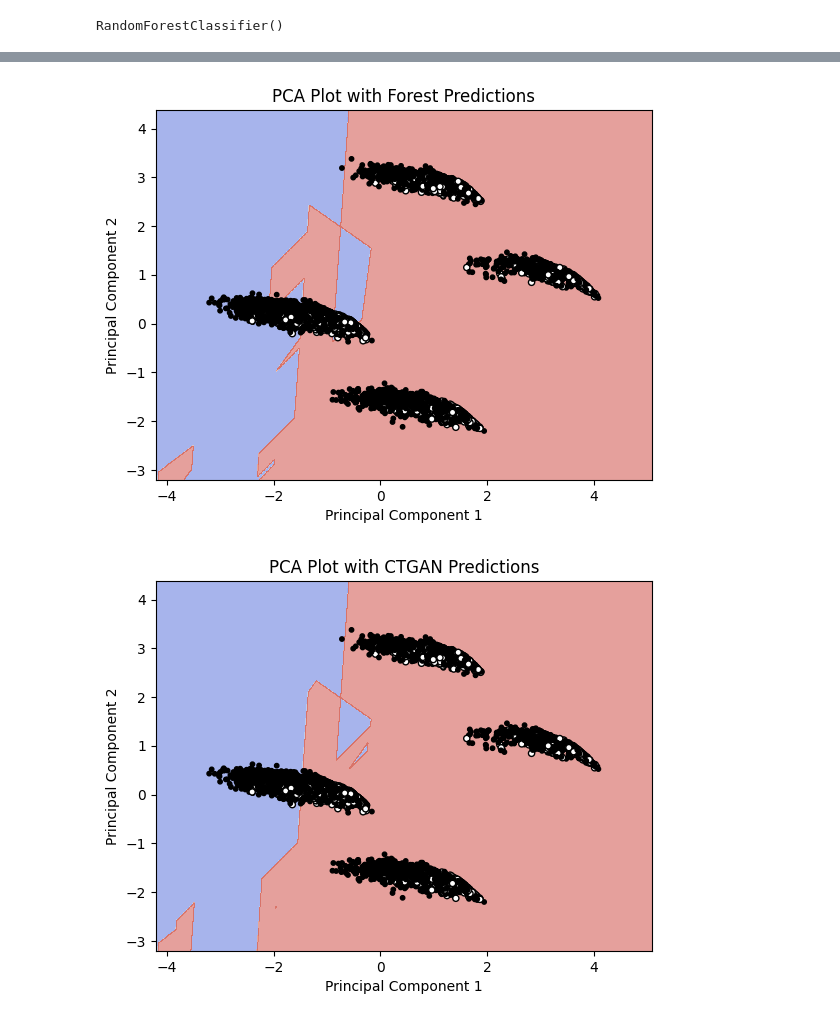
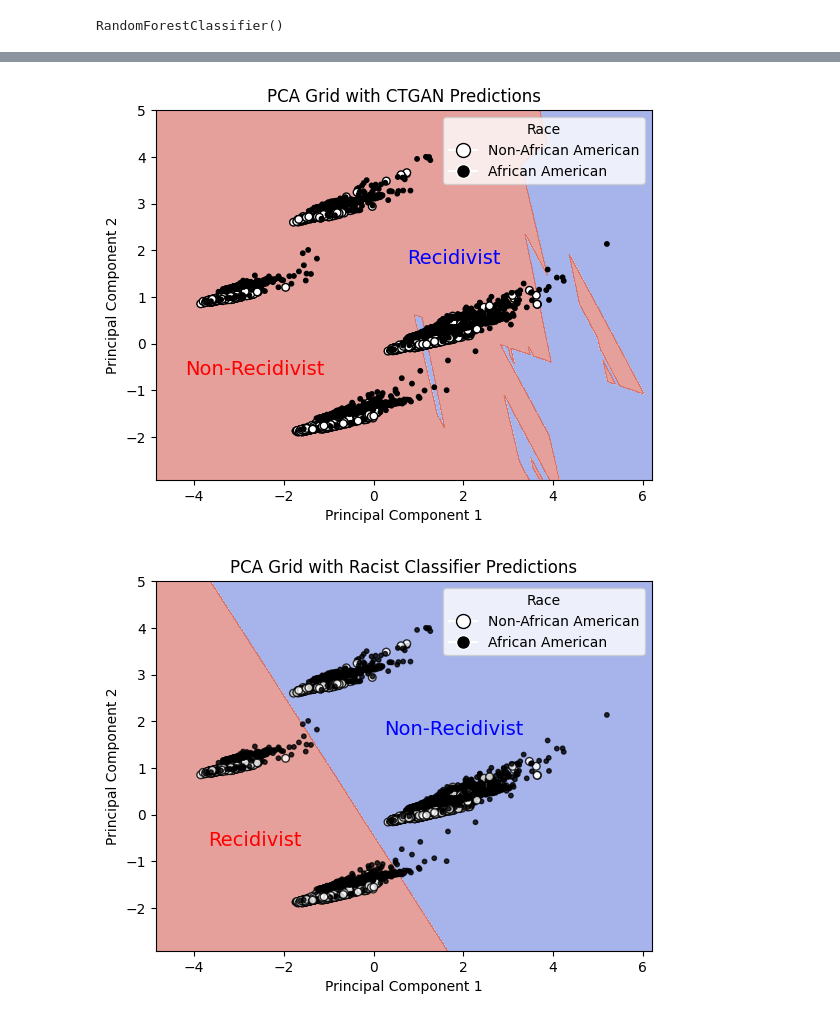
Before and after one commit to shreyan241/DSC-261-FINAL, a Jupyter notebook: Fooling-LIME-SHAP/pca_grid.ipynb, the cells around one changed output, grey strips where cells are left out. Drawn from its saved outputs; the diff is of its cells as text; code cells hidden in the pictures.

Commit message:
updated metrics, pca grid, pca plots

```diff
--- a/Fooling-LIME-SHAP/pca_grid.ipynb
+++ b/Fooling-LIME-SHAP/pca_grid.ipynb
@@ -132,23 +132,21 @@ plt.show()
 # %%
 # Assuming 'sampler' is already set to "RBF"
-sampler = "RBF"
+sampler = "CTGAN"
 
 # Load the data
 df_original = pd.read_csv(r'C:\Users\shrey\Desktop\DSC 261\DSC-261-FINAL\Data\compas_RBF_train.csv')
-df_other = pd.read_csv(rf'C:\Users\shrey\Desktop\DSC 261\DSC-261-FINAL\Data\compas_adversarial_train_{sampler}.csv')
-df_lime = pd.read_csv(rf'C:\Users\shrey\Desktop\DSC 261\DSC-261-FINAL\Data\compas_{sampler}.csv')
+df_other = pd.read_csv(rf'C:\Users\shrey\Desktop\DSC 261\DSC-261-FINAL\Data\compas_adversarial_train_{sampler}_10000.csv')
 
 # One-hot encode all categorical variables
 df_original = pd.get_dummies(df_original)
 y_original = df_original['response']
 df_original = df_original.drop(columns=['response'])
 df_other = pd.get_dummies(df_other)
-df_lime = pd.get_dummies(df_lime)
 
 # Assuming all dataframes have the same columns after one-hot encoding
 # If not, align the columns using `pd.align` or similar methods
 # Combine all the data
-X_combined = pd.concat([df_original, df_other, df_lime])
+X_combined = pd.concat([df_original, df_other])
 
 # Extract the 'race' column
 race_column = X_combined['race']
@@ -168,20 +166,17 @@ principalComponents_combined = pca.fit_transform(scaler.transform(X_combined))
 # Slice the transformed data back into original, other, and lime datasets
 num_original = len(df_original)
 num_other = len(df_other)
-num_lime = len(df_lime)
 
 principalDf_original = pd.DataFrame(data=principalComponents_combined[:num_original], columns=['PCA1', 'PCA2'])
 principalDf_other = pd.DataFrame(data=principalComponents_combined[num_original:num_original+num_other], columns=['PCA1', 'PCA2'])
-principalDf_lime = pd.DataFrame(data=principalComponents_combined[-num_lime:], columns=['PCA1', 'PCA2'])
 
 # Plot PCA1 vs PCA2 for all datasets
 plt.figure(figsize=(8, 6))
 plt.scatter(principalDf_original['PCA1'], principalDf_original['PCA2'], color='blue', label='Original Data')
 plt.scatter(principalDf_other['PCA1'], principalDf_other['PCA2'], color='red', label=f'{sampler}')
-plt.scatter(principalDf_lime['PCA1'], principalDf_lime['PCA2'], color='green', label='LIME')
 plt.xlabel('Principal Component 1 (PCA1)')
 plt.ylabel('Principal Component 2 (PCA2)')
-plt.title('Comparison of PCA between Original, RBF, and LIME')
+plt.title('Comparison of PCA between Original, RBF')
 plt.legend()
 plt.grid(True)
 plt.show()
@@ -226,6 +259,7 @@ plt.show()
 # %%
-model = "Forest"
-with open('trained_models/adversarial_lime_models.pkl', 'rb') as file:
+model = "CTGAN"
+from compas_experiment_lime import racist_model_f, innocuous_model_psi, innocuous_model_psi_two
+with open('trained_models/compas_adversarial_lime_models_psi_1.pkl', 'rb') as file:
     adversarial_lime_model_loaded = pickle.load(file)
 predictions  = adversarial_lime_model_loaded[f'{model}'].predict(grid_original_features)
 grid_original_features_reversed = scaler.inverse_transform(grid_original_features)
@@ -233,7 +267,8 @@ predictions = classifier.predict(grid_original_features_reversed)
 Z = predictions.reshape(xx.shape)
 # Create a color array based on race
 colors = np.array(['black' if idx in african_idx else 'white' for idx in X_combined.index])
-sizes = np.array([20 if color == 'white' else 10 for color in colors])
+sizes = np.array([30 if color == 'white' else 10 for color in colors])
+
 
 # Plot the background
 plt.contourf(xx, yy, Z, alpha=0.5, cmap=plt.cm.coolwarm)
@@ -241,38 +276,68 @@ plt.contourf(xx, yy, Z, alpha=0.5, cmap=plt.cm.coolwarm)
 # Overlay the PCA scatter plot with colored points
 plt.scatter(principalComponents_combined[:, 0], principalComponents_combined[:, 1], c=colors, edgecolors='k', s=sizes)
 
+# Create custom labels with black edge for white marker
+class_labels = ['Non-African American', 'African American']
+class_colors = ['white', 'black']
+custom_legend = [plt.Line2D([0], [0], marker='o', color='w', markerfacecolor=col, markeredgecolor='black', markersize=10) if col == 'white' else plt.Line2D([0], [0], marker='o', color='w', markerfacecolor=col, markersize=10) for col in class_colors]
+
+# Add legend
+plt.legend(custom_legend, class_labels, title='Race')
+
 plt.xlim(xx.min(), xx.max())
 plt.ylim(yy.min(), yy.max())
 plt.xlabel('Principal Component 1')
 plt.ylabel('Principal Component 2')
-plt.title(f'PCA Plot with {model} Predictions')
+plt.title(f'PCA Grid with {model} Predictions')
+plt.text(x=0.2, y=0.3, s='Non-Recidivist', color='red', fontsize=14, ha='center', va='center', transform=plt.gca().transAxes)
+plt.text(x=0.6, y=0.6, s='Recidivist', color='blue', fontsize=14, ha='center', va='center', transform=plt.gca().transAxes)
 plt.show()
 # %% [output]
-[figure, old version]
+[figure, new version]
 # %%
-model = "CTGAN"
-with open('trained_models/adversarial_lime_models.pkl', 'rb') as file:
-    adversarial_lime_model_loaded = pickle.load(file)
-predictions  = adversarial_lime_model_loaded[f'{model}'].predict(grid_original_features)
-grid_original_features_reversed = scaler.inverse_transform(grid_original_features)
-predictions = classifier.predict(grid_original_features_reversed)
+from sklearn.base import BaseEstimator, ClassifierMixin
+
+class RacistClassifier(BaseEstimator, ClassifierMixin):
+    def fit(self, X, y=None):
+        return self
+
+    def predict(self, X):
+        return np.where(X[:, 4] < 0.5, 1, 0)
+
+# Create the racist classifier
+racist_classifier = RacistClassifier()
+
+# racist_classifier.fit(X_combined.values[:,4])
+
+# Predict using the racist classifier
+predictions = racist_classifier.predict(grid_original_features_reversed)
 Z = predictions.reshape(xx.shape)
+
 # Create a color array based on race
 colors = np.array(['black' if idx in african_idx else 'white' for idx in X_combined.index])
-sizes = np.array([20 if color == 'white' else 10 for color in colors])
+sizes = np.array([30 if color == 'white' else 10 for color in colors])
 
-
-# Plot the background
+# Plot the background (decision boundary)
 plt.contourf(xx, yy, Z, alpha=0.5, cmap=plt.cm.coolwarm)
 
 # Overlay the PCA scatter plot with colored points
-plt.scatter(principalComponents_combined[:, 0], principalComponents_combined[:, 1], c=colors, edgecolors='k', s=sizes)
+plt.scatter(principalComponents_combined[:, 0], principalComponents_combined[:, 1], c=colors, edgecolors='k', s=sizes, alpha=0.8)
+
+# Create custom labels with black edge for white marker
+class_labels = ['Non-African American', 'African American']
+class_colors = ['white', 'black']
+custom_legend = [plt.Line2D([0], [0], marker='o', color='w', markerfacecolor=col, markeredgecolor='black', markersize=10) if col == 'white' else plt.Line2D([0], [0], marker='o', color='w', markerfacecolor=col, markersize=10) for col in class_colors]
+
+# Add legend
+plt.legend(custom_legend, class_labels, title='Race')
 
 plt.xlim(xx.min(), xx.max())
 plt.ylim(yy.min(), yy.max())
 plt.xlabel('Principal Component 1')
 plt.ylabel('Principal Component 2')
-plt.title(f'PCA Plot with {model} Predictions')
+plt.title('PCA Grid with Racist Classifier Predictions')
+plt.text(x=0.2, y=0.3, s='Recidivist', color='red', fontsize=14, ha='center', va='center', transform=plt.gca().transAxes)
+plt.text(x=0.6, y=0.6, s='Non-Recidivist', color='blue', fontsize=14, ha='center', va='center', transform=plt.gca().transAxes)
 plt.show()
 # %% [output]
-[figure, old version]
+[figure, new version]
```
Also changed, not shown: parts of 7 cells of this notebook, 2 other files.
